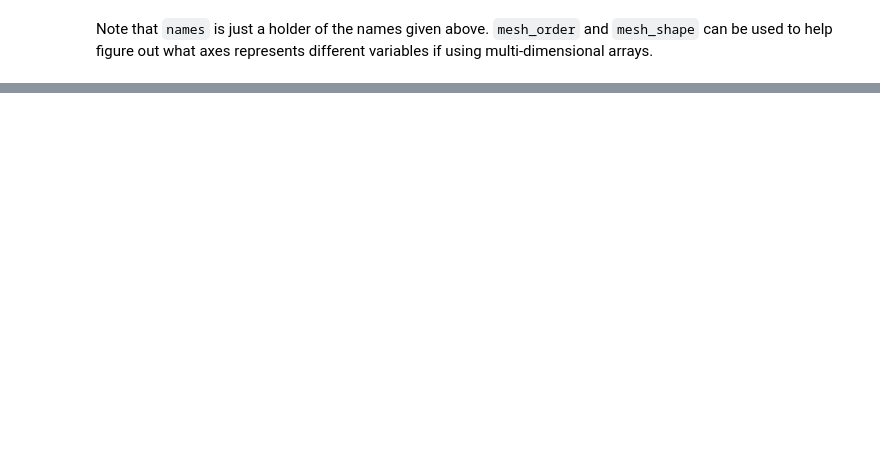
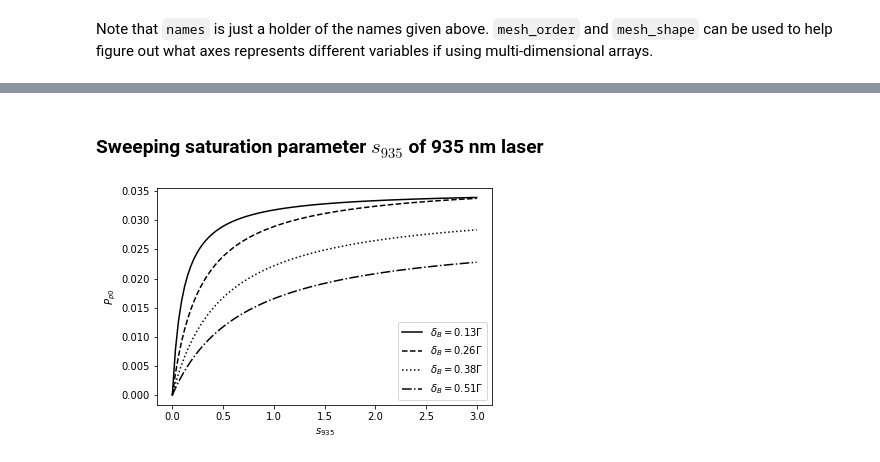
Before and after one commit to lmcc-lab/YbSimulations, a Jupyter notebook: experiment_stack.ipynb, the cells around one changed output, grey strips where cells are left out. Drawn from its saved outputs; the diff is of its cells as text; code cells hidden in the pictures; blank space fills up the shorter version.

```diff
--- a/experiment_stack.ipynb
+++ b/experiment_stack.ipynb
@@ -286,0 +319,31 @@ plt.show()
+# %% [markdown]
+### Sweeping saturation parameter $s_{935}$ of 935 nm laser
+# %%
+from ion_model import calculate_171_pop, Yb171, Lorentzian
+
+yb171 = Yb171()
+
+# define the polarisation sweep
+thetaBE370 = yb171.optimal_thetaBE
+thetaBE935 = yb171.optimal_thetaBE
+# define other constants
+s370 = 1                                # At saturation
+s935 = np.linspace(0, 3, 100)           # At saturation
+zeeman = np.linspace(0.13, 0.51, 4)     # half of the linewidth of the 2S1/2 <-> 2P1/2 transition
+detuning370 = 5e6 * 2 * np.pi           # Detuning set to -5 MHz
+
+linestyles = ['solid', '--', ':', '-.']
+
+# Calculate the population
+excited_pop, mesh, yb171, cartesian, other = calculate_171_pop(detuning370, s_370=s370, s_935=s935, zeeman=zeeman * yb171.Gamma_2P12,
+                                                                thetaBE370=thetaBE370,
+                                                                thetaBE935=thetaBE935)
+
+for i, det in enumerate(zeeman):
+    plt.plot(mesh.s0_935[i, :], excited_pop[i, :], linestyle=linestyles[i], color='k', label=f'$\delta_B={round(det, 2)}\Gamma$')
+plt.ylabel('$P_{p0}$')
+plt.xlabel('$s_{935}$')
+plt.legend()
+plt.show()
+# %% [output]
+[figure, added]
```
Also changed, not shown: parts of 12 cells of this notebook, 2 other files.
